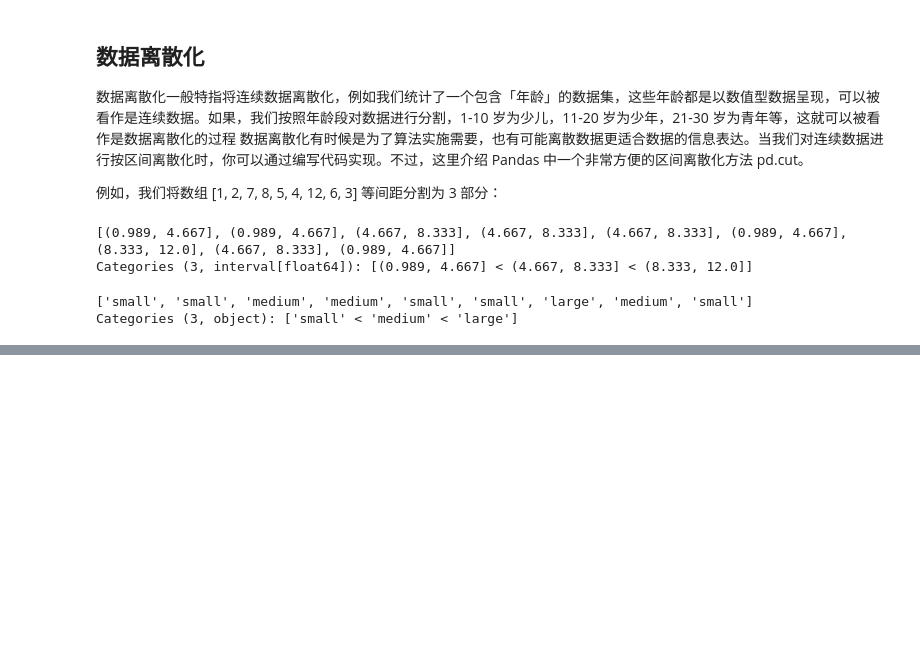
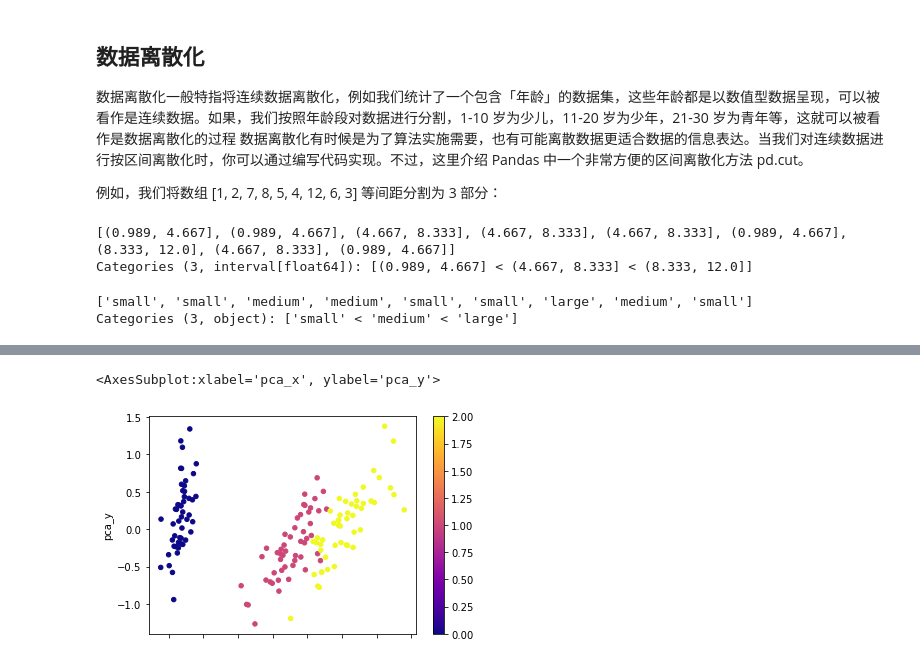
Before and after one commit to libchaos/data-learning, a Jupyter notebook: 数据预处理.ipynb, the cells around one changed output, grey strips where cells are left out. Cells and saved outputs as stored; diff of their text form; code cells hidden in the pictures; blank space fills up the shorter version.

```diff
--- a/数据预处理.ipynb
+++ b/数据预处理.ipynb
@@ -758,0 +814,18 @@ Categories (3, object): ['small' < 'medium' < 'large']
+# %%
+iris_pca.plot.scatter(x='pca_x', y='pca_y',
+                      c=iris.target, cmap='plasma')  # 数据点着色
+#当然，我们上面是按照方便可视化的角度来讲解主成分分析。实际上，当我们的模型无需大量的特征输入时（大量特征也无助于改善模型性能时），通过 PCA 压缩特征的数量可以从某种意义上改善模型的运行速度，所以 PCA 被当作一种数据规约手段。
+# 可以看到，该数据集包含有 4 列，这代表鸢尾花的 4 个特征。
+
+# 此时，如果你想将上面的数据集绘制成数据点图（平面散点图），你知道是无法实现的。因为，散点图只能存在横纵坐标值，这里有 4 个特征。那么，此时就可以使用 PCA 对数据进行降维处理，由 4 个特征变为 2 个新特征之后，即可绘图。
+
+# 这里介绍以下  sklearn.decomposition.PCA 方法中的几个参数：
+
+# n_components= 表示需要保留主成分（特征）的数量。
+# copy= 表示针对原始数据降维还是针对原始数据副本降维。当参数为 False 时，降维后的原始数据会发生改变，这里默认为 True。
+# whiten= 白化表示将特征之间的相关性降低，并使得每个特征具有相同的方差。
+# svd_solver= 表示奇异值分解 SVD 的方法。有 4 参数，分别是：auto, full, arpack, randomized。
+# PCA 类在实现时模仿了 scikit-learn 中的模型训练过程，故此需要使用 fit 方法完成降维过程，这里直接使用 fit_transform 返回降维结果。
+# %% [output]
+<AxesSubplot:xlabel='pca_x', ylabel='pca_y'>
+[figure, added]
```
Also changed, not shown: parts of 6 cells of this notebook.
